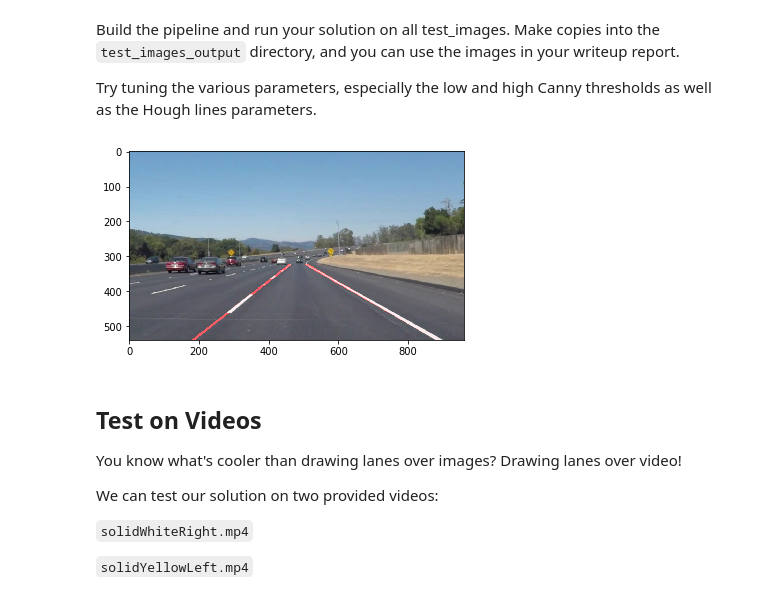
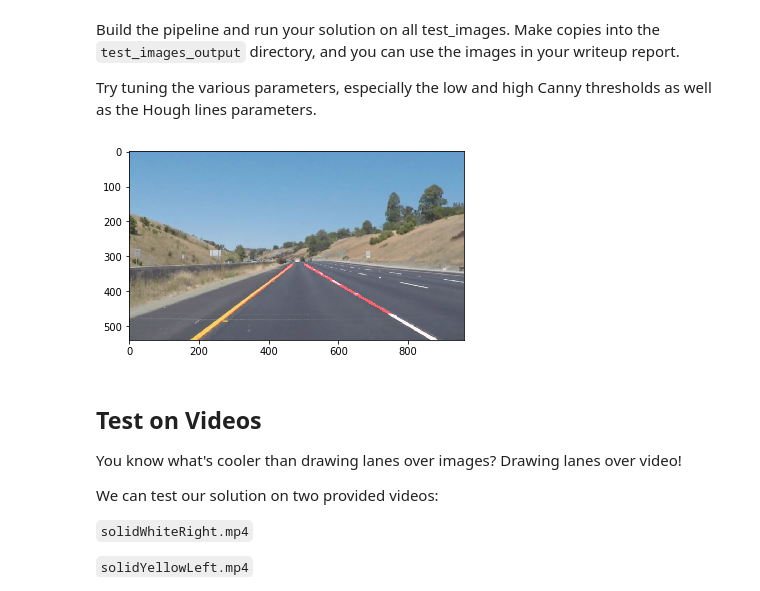
Before and after one commit to kei-sato/CarND-LaneLines-P1, a Jupyter notebook: P1.ipynb, the cells around one changed output. Drawn from its saved outputs; the diff is of its cells as text; code cells hidden in the pictures.

Commit message:
add output images and videos

```diff
--- a/P1.ipynb
+++ b/P1.ipynb
@@ -299,8 +299,6 @@ def convert(fname):
     outdir = 'test_images_output/'
     image = mpimg.imread('test_images/' + fname)
 
-    _glb = Global()
-
     kernel_size = 5
     low_threshold = 50
     high_threshold = 150
@@ -316,45 +314,46 @@ def convert(fname):
     max_line_gap = 20    # maximum gap in pixels between connectable line segments
 
     gray = grayscale(image)
-    if saveimage:
+    if False and saveimage:
         plt.imshow(gray)
         plt.savefig(outdir+'gray_'+fname)
 
     blur_gray = gaussian_blur(gray, kernel_size)
-    if saveimage:
+    if False and saveimage:
         plt.imshow(blur_gray)
         plt.savefig(outdir+'blur_gray_'+fname)
 
     edges = canny(blur_gray, low_threshold, high_threshold)
-    if saveimage:
+    if False and saveimage:
         plt.imshow(edges)
         plt.savefig(outdir+'edges_'+fname)
 
     masked_edges = region_of_interest(edges, vertices)
-    if saveimage:
+    if False and saveimage:
         plt.imshow(masked_edges)
         plt.savefig(outdir+'masked_edges_'+fname)
 
     line_img = hough_lines(masked_edges, rho, theta, threshold, min_line_length, max_line_gap)
-    if saveimage:
+    if False and saveimage:
         plt.imshow(line_img)
         plt.savefig(outdir+'line_img_'+fname)
 
     line_edges = weighted_img(image, line_img)
     if saveimage:
         plt.imshow(line_edges)
         plt.savefig(outdir+'line_edges_'+fname)
 
     # plot vertices
     #x = [a[0] for a in points]
     #y = [a[1] for a in points]
     #plt.plot(x, y, 'b--', lw=2)
 
-convert(fnames[0])
-# for fname in fnames:
-#     convert(fname)
+# convert(fnames[0])
+for fname in fnames:
+    _glb = Global()
+    convert(fname)
 # %% [output]
-[figure, old version]
+[figure, new version]
 # %% [markdown]
 ## Test on Videos
 
```
Also changed, not shown: 8 other files.
